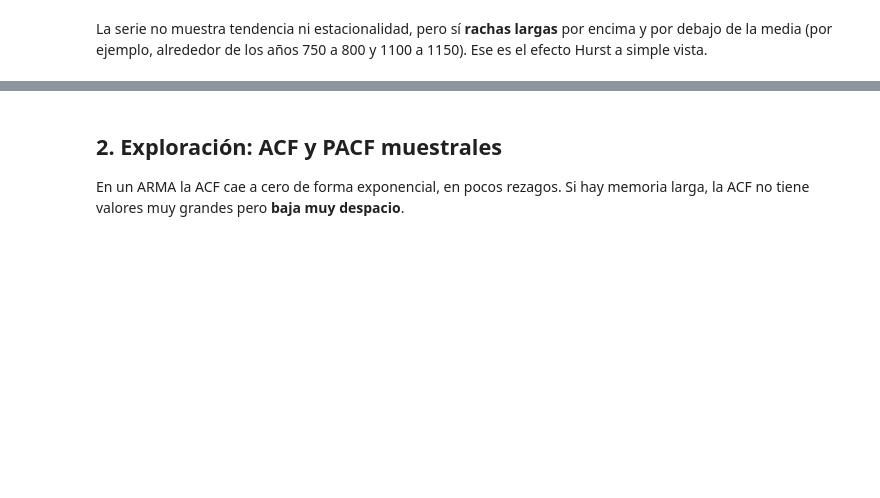
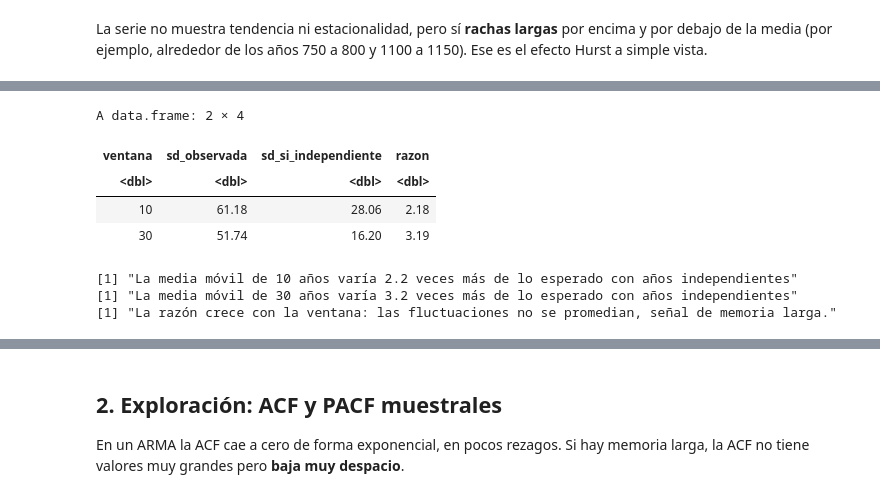
Before and after one commit to camilomelo928/Series-de-Tiempo, a Jupyter notebook: seminario-arfima/notebooks/arfima_nilo.ipynb, the cells around one changed output, grey strips where cells are left out. Cells and saved outputs as stored; diff of their text form; code cells hidden in the pictures; blank space fills up the shorter version.

```diff
--- a/seminario-arfima/notebooks/arfima_nilo.ipynb
+++ b/seminario-arfima/notebooks/arfima_nilo.ipynb
@@ -78,0 +100,26 @@ La serie no muestra tendencia ni estacionalidad, pero sí **rachas largas** por
+# %%
+# ¿Cuánto varían las medias móviles frente a lo esperado si los años fueran independientes?
+tabla_mm <- data.frame(
+  ventana            = c(10, 30),
+  sd_observada       = c(sd(mm10, na.rm = TRUE), sd(mm30, na.rm = TRUE)),
+  sd_si_independiente = sd(nilo) / sqrt(c(10, 30)))
+tabla_mm$razon <- tabla_mm$sd_observada / tabla_mm$sd_si_independiente
+round(tabla_mm, 2)
+# %% [output]
+A data.frame: 2 × 4
+| ventana | sd_observada | sd_si_independiente | razon |
+| <dbl> | <dbl> | <dbl> | <dbl> |
+| 10 | 61.18 | 28.06 | 2.18 |
+| 30 | 51.74 | 16.20 | 3.19 |
+# %%
+for (i in 1:nrow(tabla_mm)) {
+  print(sprintf("La media móvil de %d años varía %.1f veces más de lo esperado con años independientes",
+                tabla_mm$ventana[i], tabla_mm$razon[i]))
+}
+if (tabla_mm$razon[2] > tabla_mm$razon[1]) {
+  print("La razón crece con la ventana: las fluctuaciones no se promedian, señal de memoria larga.")
+}
+# %% [output]
+[1] "La media móvil de 10 años varía 2.2 veces más de lo esperado con años independientes"
+[1] "La media móvil de 30 años varía 3.2 veces más de lo esperado con años independientes"
+[1] "La razón crece con la ventana: las fluctuaciones no se promedian, señal de memoria larga."
```
Also changed, not shown: parts of 3 cells of this notebook, 1 other file.
